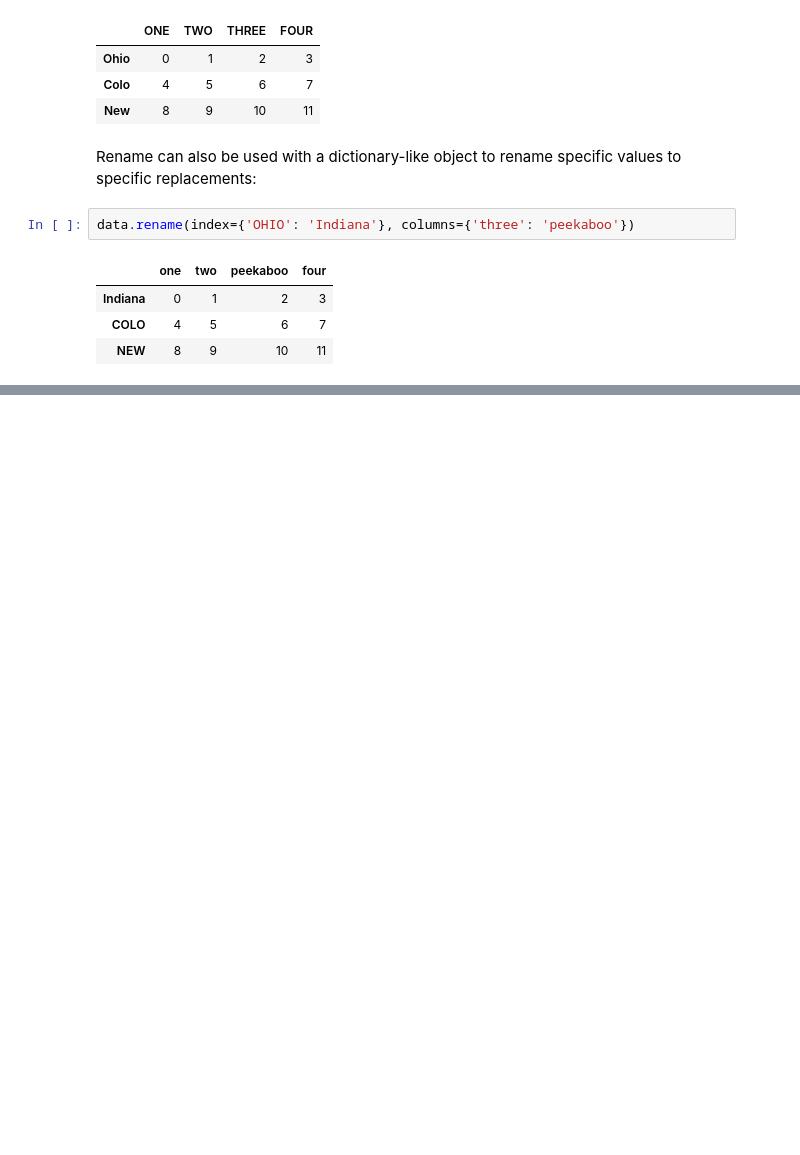
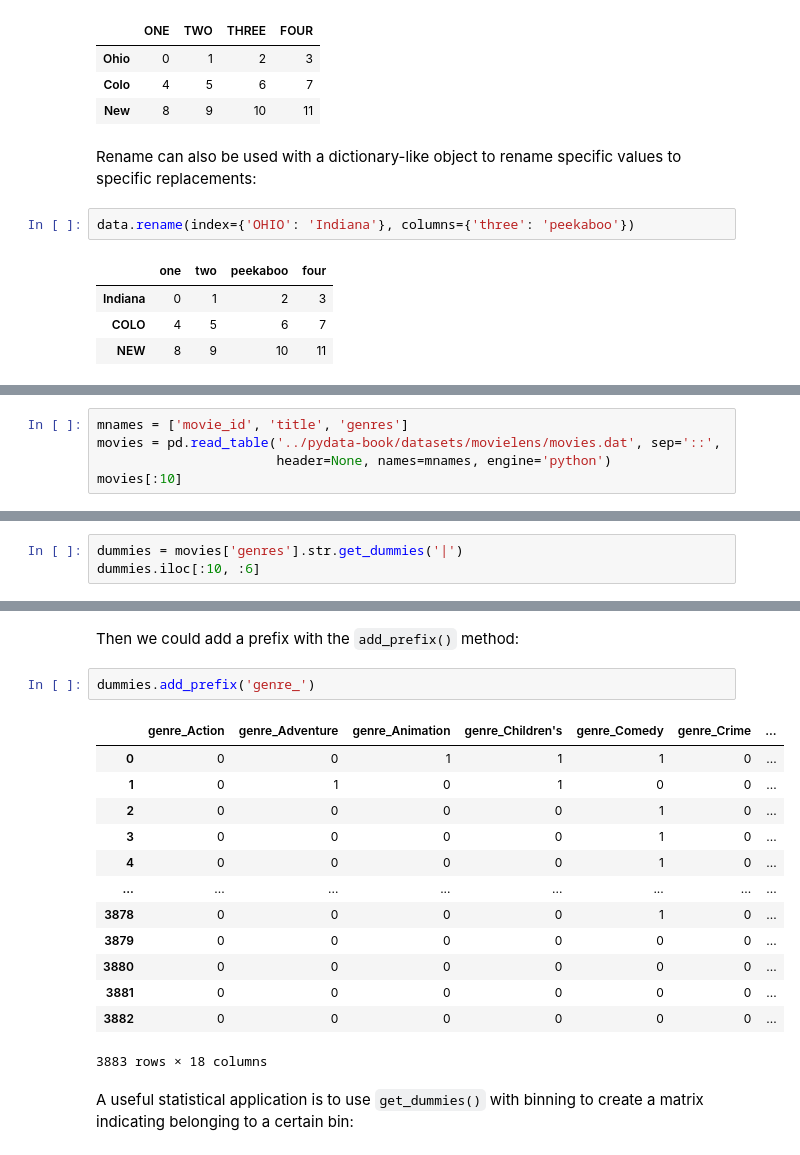
Before and after one commit to guinbraga/Python-for-Data-Analysis, a Jupyter notebook: 7-clean_n_prep/7-clean_n_prep.ipynb, the cells around one changed output, grey strips where cells are left out. Saved outputs shown, nothing was run; the diff lists cells and outputs as text; blank space fills up the shorter version.

```diff
--- a/7-clean_n_prep/7-clean_n_prep.ipynb
+++ b/7-clean_n_prep/7-clean_n_prep.ipynb
@@ -482,0 +764,5 @@ data.rename(index={'OHIO': 'Indiana'}, columns={'three': 'peekaboo'})
+# %%
+mnames = ['movie_id', 'title', 'genres']
+movies = pd.read_table('../pydata-book/datasets/movielens/movies.dat', sep='::',
+                       header=None, names=mnames, engine='python')
+movies[:10]
@@ -482,0 +781,3 @@ data.rename(index={'OHIO': 'Indiana'}, columns={'three': 'peekaboo'})
+# %%
+dummies = movies['genres'].str.get_dummies('|')
+dummies.iloc[:10, :6]
@@ -482,0 +796,21 @@ data.rename(index={'OHIO': 'Indiana'}, columns={'three': 'peekaboo'})
+# %% [markdown]
+Then we could add a prefix with the `add_prefix()` method:
+# %%
+dummies.add_prefix('genre_')
+# %% [output]
+|  | genre_Action | genre_Adventure | genre_Animation | genre_Children's | genre_Comedy | genre_Crime | ... |
+| 0 | 0 | 0 | 1 | 1 | 1 | 0 | ... |
+| 1 | 0 | 1 | 0 | 1 | 0 | 0 | ... |
+| 2 | 0 | 0 | 0 | 0 | 1 | 0 | ... |
+| 3 | 0 | 0 | 0 | 0 | 1 | 0 | ... |
+| 4 | 0 | 0 | 0 | 0 | 1 | 0 | ... |
+| ... | ... | ... | ... | ... | ... | ... | ... |
+| 3878 | 0 | 0 | 0 | 0 | 1 | 0 | ... |
+| 3879 | 0 | 0 | 0 | 0 | 0 | 0 | ... |
+| 3880 | 0 | 0 | 0 | 0 | 0 | 0 | ... |
+| 3881 | 0 | 0 | 0 | 0 | 0 | 0 | ... |
+| 3882 | 0 | 0 | 0 | 0 | 0 | 0 | ... |
+3883 rows × 18 columns
+# %% [markdown]
+A useful statistical application is to use `get_dummies()` with
+binning to create a matrix indicating belonging to a certain bin:
```
Also changed, not shown: parts of 47 cells of this notebook, 1 other file.
